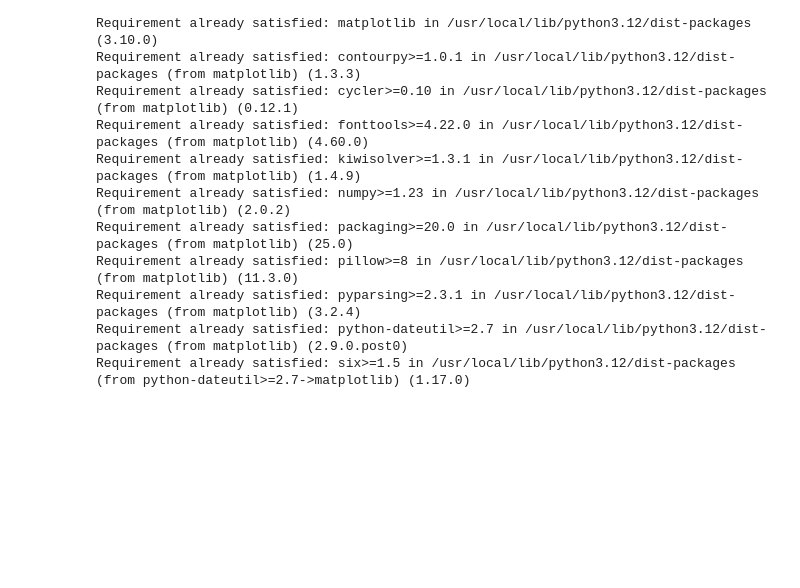
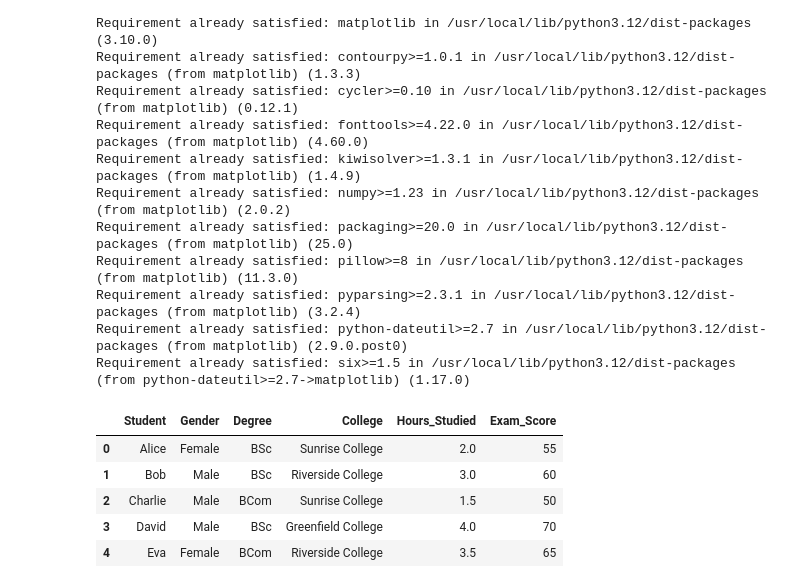
Before and after one commit to Neeschal1/Plotty, a Jupyter notebook: Plotty.ipynb, the cells around one changed output. Cells and saved outputs as stored; diff of their text form; code cells hidden in the pictures; blank space fills up the shorter version.

```diff
--- a/Plotty.ipynb
+++ b/Plotty.ipynb
@@ -23,3 +23,18 @@ Requirement already satisfied: pillow>=8 in /usr/local/lib/python3.12/dist-packa
 Requirement already satisfied: pyparsing>=2.3.1 in /usr/local/lib/python3.12/dist-packages (from matplotlib) (3.2.4)
 Requirement already satisfied: python-dateutil>=2.7 in /usr/local/lib/python3.12/dist-packages (from matplotlib) (2.9.0.post0)
 Requirement already satisfied: six>=1.5 in /usr/local/lib/python3.12/dist-packages (from python-dateutil>=2.7->matplotlib) (1.17.0)
+# %%
+import pandas as pd
+import numpy as np
+import matplotlib.pyplot as plt
+
+df = pd.read_csv("/content/drive/MyDrive/Matplotlib/readme.csv")
+
+df.head()
+# %% [output]
+|  | Student | Gender | Degree | College | Hours_Studied | Exam_Score |
+| 0 | Alice | Female | BSc | Sunrise College | 2.0 | 55 |
+| 1 | Bob | Male | BSc | Riverside College | 3.0 | 60 |
+| 2 | Charlie | Male | BCom | Sunrise College | 1.5 | 50 |
+| 3 | David | Male | BSc | Greenfield College | 4.0 | 70 |
+| 4 | Eva | Female | BCom | Riverside College | 3.5 | 65 |
```
Also changed, not shown: parts of 3 cells of this notebook.
